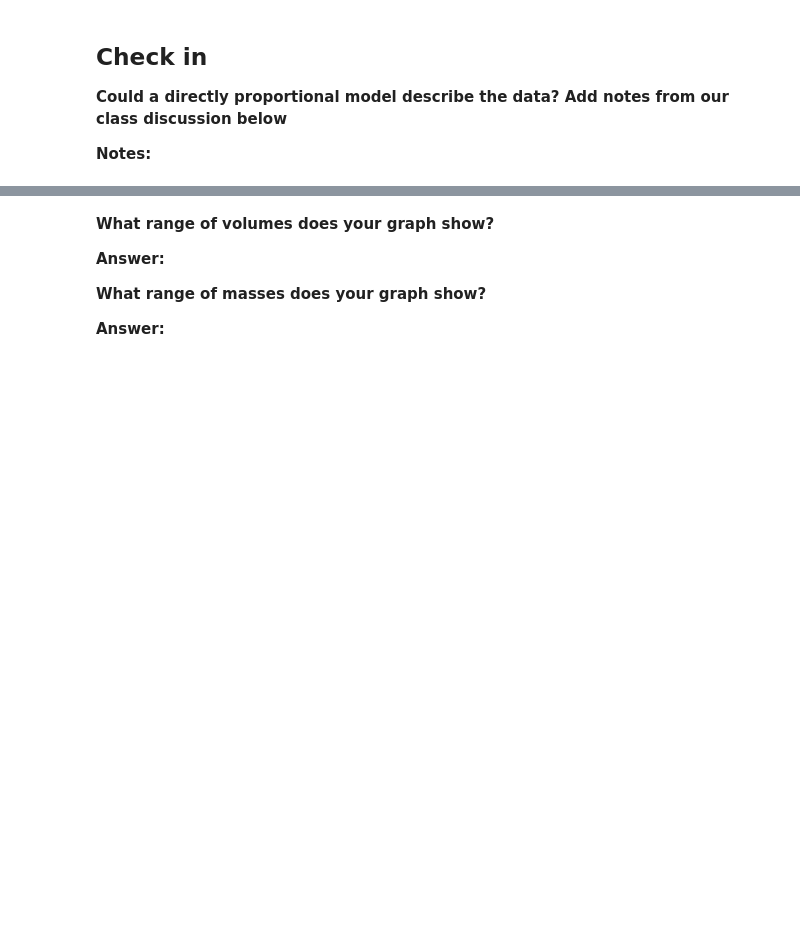
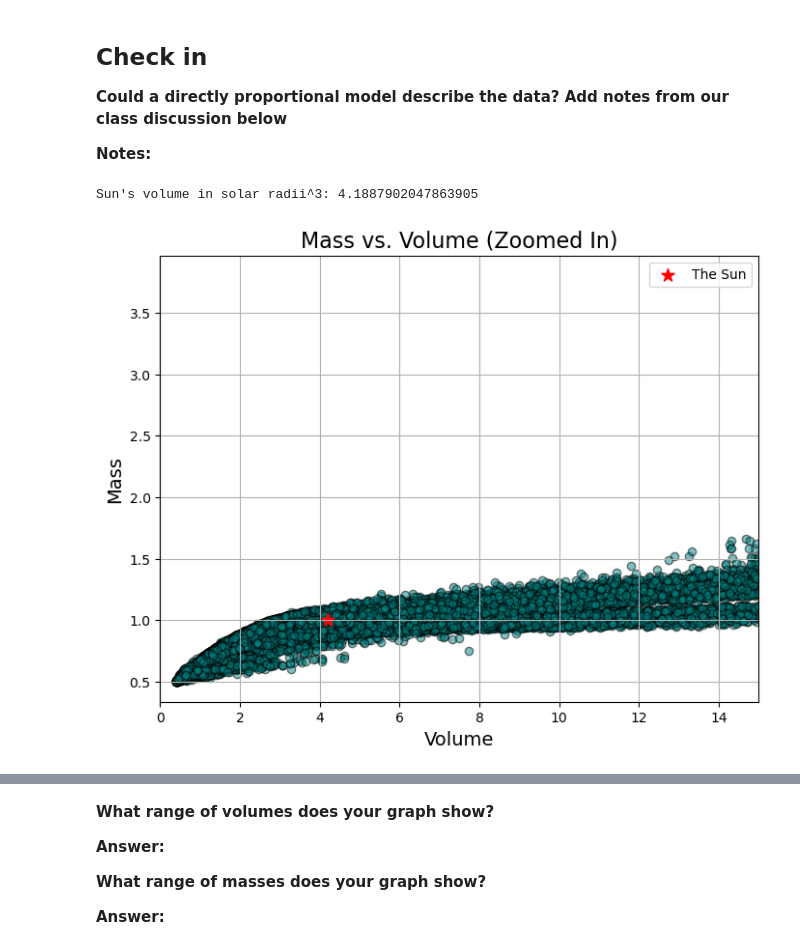
Before and after one commit to AerospaceMars25/CFR-2025, a Jupyter notebook: Astro/Blank/1 - Stars Pt2 .ipynb, the cells around one changed output, grey strips where cells are left out. Cells and saved outputs as stored; diff of their text form; code cells hidden in the pictures; blank space fills up the shorter version.

```diff
--- a/Astro/Blank/1 - Stars Pt2 .ipynb
+++ b/Astro/Blank/1 - Stars Pt2 .ipynb
@@ -144,3 +140,39 @@ plt.show()
+# %%
+# add the sun to your zoomed in plot with a red star marker
+# remember the Sun's mass is 1 Mo and its radius is 1 Ro
+# label it "The Sun"
+
+# Add the Sun at (volume = 1, mass = 1)
+import matplotlib.pyplot as plt
+import numpy as np
+
+# Calculate Sun's volume in solar radii^3
+sun_radius = 1  # in solar radii
+sun_volume = (4/3) * np.pi * sun_radius**3
+print("Sun's volume in solar radii^3:", sun_volume)  # This will print ≈ 4.19
+
+# Create plot
+plt.figure(figsize=(8, 6))
+plt.scatter(volume, mass, alpha=0.5, color='teal', edgecolors='black')
+
+# Zoom in
+plt.xlim(0, 15)
+
+# Labels and title
+plt.xlabel('Volume', fontsize=14)
+plt.ylabel('Mass', fontsize=14)
+plt.title('Mass vs. Volume (Zoomed In)', fontsize=16)
+
+# Add the Sun to the plot
+plt.scatter(sun_volume, 1, color='red', marker='*', s=100, label='The Sun')
+plt.legend()
+
+# Show grid and plot
+plt.grid(True)
+plt.show()
+# %% [output]
+Sun's volume in solar radii^3: 4.1887902047863905
+[figure, added]
 # %%
 # let's change our units to match the units in your mass vs volume STP lab
 # create two functions to convert the mass and the volume
```
Also changed, not shown: parts of 8 cells of this notebook.
